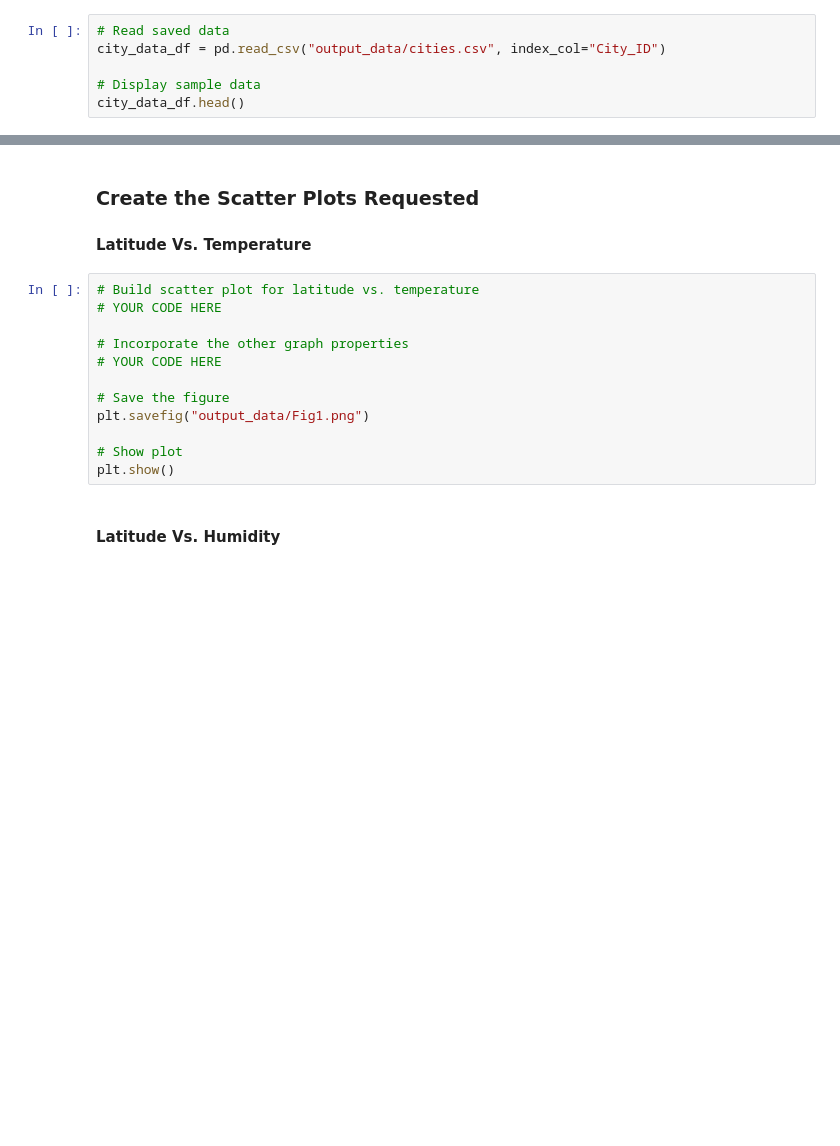
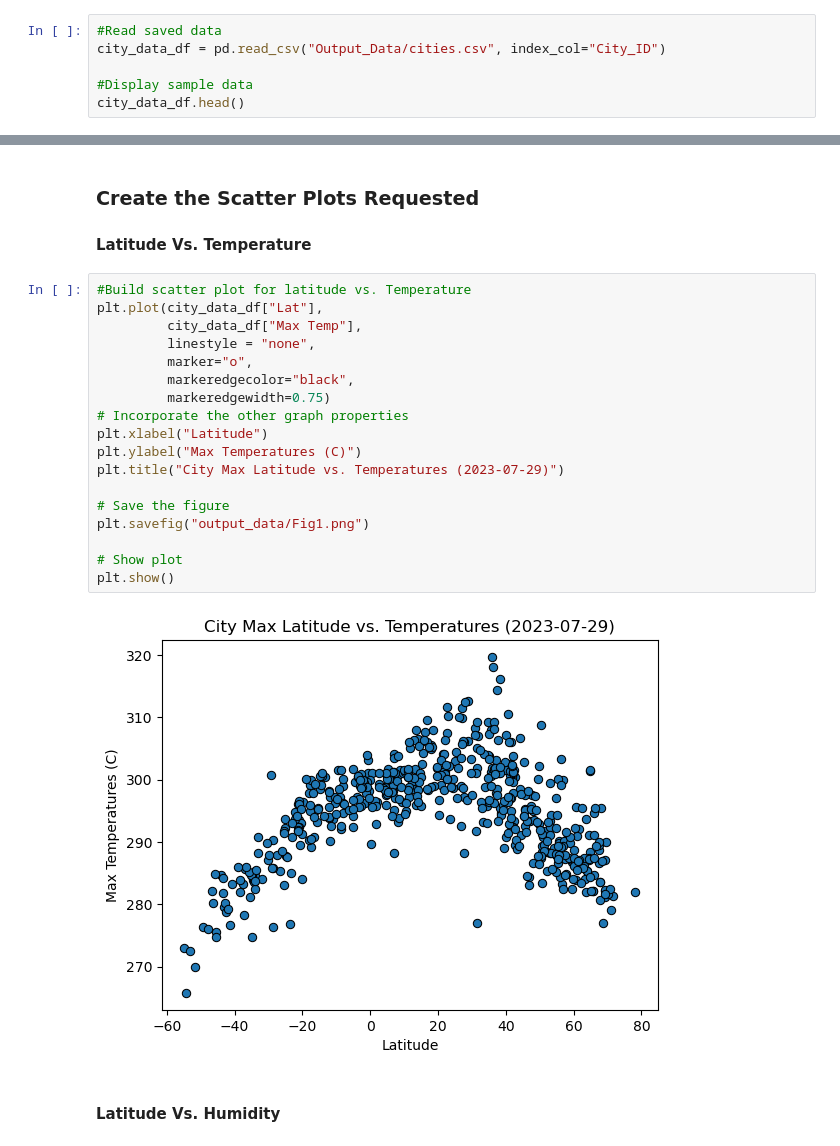
Before and after one commit to hrobinl/python-api-challenge, a Jupyter notebook: WeatherPy/WeatherPy.ipynb, the cells around one changed output, grey strips where cells are left out. Drawn from its saved outputs; the diff is of its cells as text; blank space fills up the shorter version.

```diff
--- a/WeatherPy/WeatherPy.ipynb
+++ b/WeatherPy/WeatherPy.ipynb
@@ -154,6 +172,6 @@ city_data_df.to_csv("output_data/cities.csv", index_label="City_ID")
 # %%
-# Read saved data
-city_data_df = pd.read_csv("output_data/cities.csv", index_col="City_ID")
+#Read saved data
+city_data_df = pd.read_csv("Output_Data/cities.csv", index_col="City_ID")
 
-# Display sample data
+#Display sample data
 city_data_df.head()
@@ -162,17 +188,25 @@ city_data_df.head()
 
 #### Latitude Vs. Temperature
 # %%
-# Build scatter plot for latitude vs. temperature
-# YOUR CODE HERE
-
+#Build scatter plot for latitude vs. Temperature
+plt.plot(city_data_df["Lat"],
+         city_data_df["Max Temp"],
+         linestyle = "none",
+         marker="o",
+         markeredgecolor="black",
+         markeredgewidth=0.75)
 # Incorporate the other graph properties
-# YOUR CODE HERE
+plt.xlabel("Latitude")
+plt.ylabel("Max Temperatures (C)")
+plt.title("City Max Latitude vs. Temperatures (2023-07-29)")
 
 # Save the figure
 plt.savefig("output_data/Fig1.png")
 
 # Show plot
 plt.show()
+# %% [output]
+[figure, added]
 # %% [markdown]
 #### Latitude Vs. Humidity
 # %%
```
Also changed, not shown: parts of 9 cells of this notebook, 8 other files.
